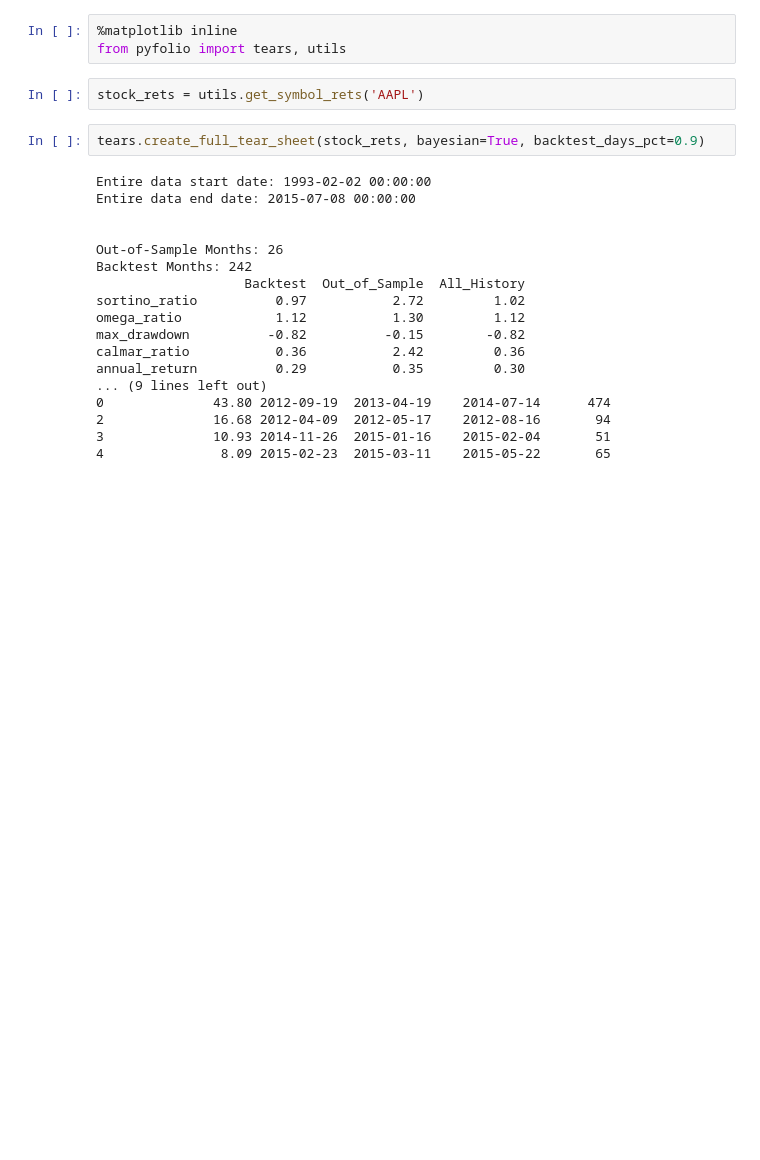
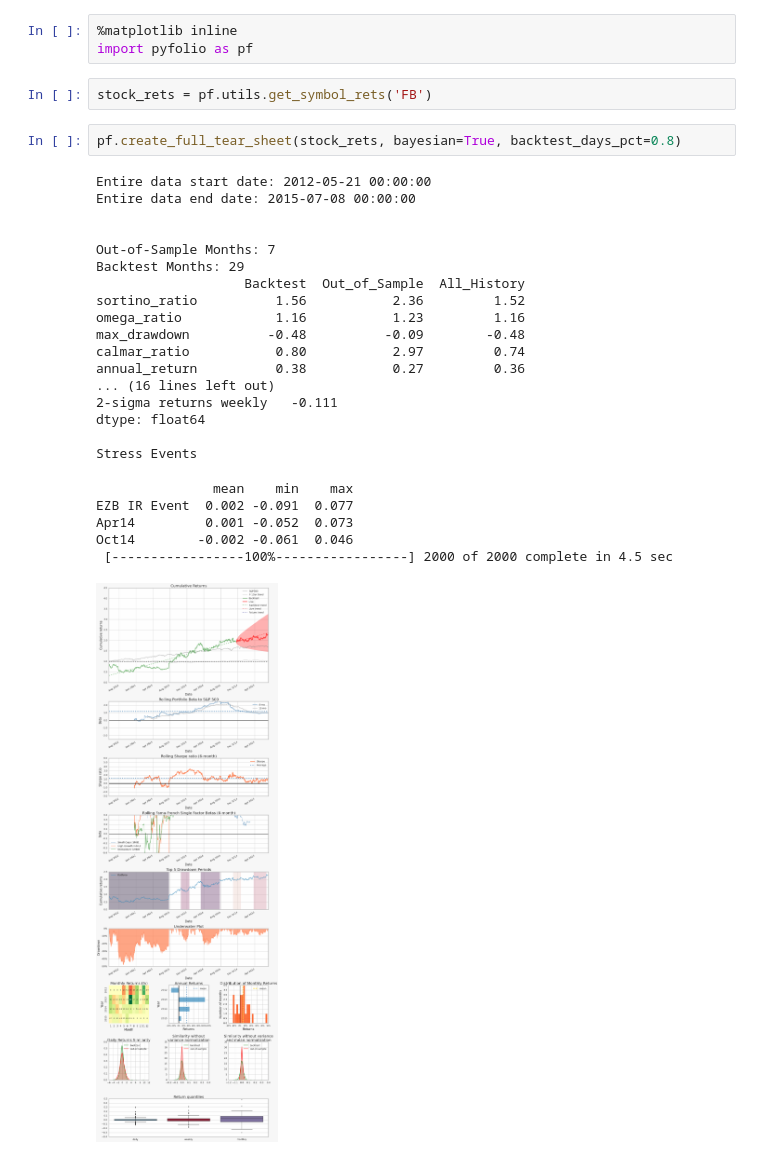
Before and after one commit to quantopian/pyfolio, a Jupyter notebook: single_stock_example.ipynb, the cells around one changed output. Saved outputs shown, nothing was run; the diff lists cells and outputs as text; blank space fills up the shorter version.

Commit message:
ENH Changed primary import settings. Updated/reran NB.

```diff
--- a/single_stock_example.ipynb
+++ b/single_stock_example.ipynb
@@ -1,25 +1,31 @@
 # %%
 %matplotlib inline
-from pyfolio import tears, utils
+import pyfolio as pf
 # %%
-stock_rets = utils.get_symbol_rets('AAPL')
+stock_rets = pf.utils.get_symbol_rets('FB')
 # %%
-tears.create_full_tear_sheet(stock_rets, bayesian=True, backtest_days_pct=0.9)
+pf.create_full_tear_sheet(stock_rets, bayesian=True, backtest_days_pct=0.8)
 # %% [output]
-Entire data start date: 1993-02-02 00:00:00
+Entire data start date: 2012-05-21 00:00:00
 Entire data end date: 2015-07-08 00:00:00
 
 
-Out-of-Sample Months: 26
-Backtest Months: 242
+Out-of-Sample Months: 7
+Backtest Months: 29
                    Backtest  Out_of_Sample  All_History
-sortino_ratio          0.97           2.72         1.02
-omega_ratio            1.12           1.30         1.12
-max_drawdown          -0.82          -0.15        -0.82
-calmar_ratio           0.36           2.42         0.36
-annual_return          0.29           0.35         0.30
-... (9 lines left out)
-0              43.80 2012-09-19  2013-04-19    2014-07-14      474
-2              16.68 2012-04-09  2012-05-17    2012-08-16       94
-3              10.93 2014-11-26  2015-01-16    2015-02-04       51
-4               8.09 2015-02-23  2015-03-11    2015-05-22       65
+sortino_ratio          1.56           2.36         1.52
+omega_ratio            1.16           1.23         1.16
+max_drawdown          -0.48          -0.09        -0.48
+calmar_ratio           0.80           2.97         0.74
+annual_return          0.38           0.27         0.36
+... (16 lines left out)
+2-sigma returns weekly   -0.111
+dtype: float64
+
+Stress Events
+               mean    min    max
+EZB IR Event  0.002 -0.091  0.077
+Apr14         0.001 -0.052  0.073
+Oct14        -0.002 -0.061  0.046
+ [-----------------100%-----------------] 2000 of 2000 complete in 4.5 sec
+[figure, added]
```
Also changed, not shown: parts of 1 cell of this notebook, 1 other file.
